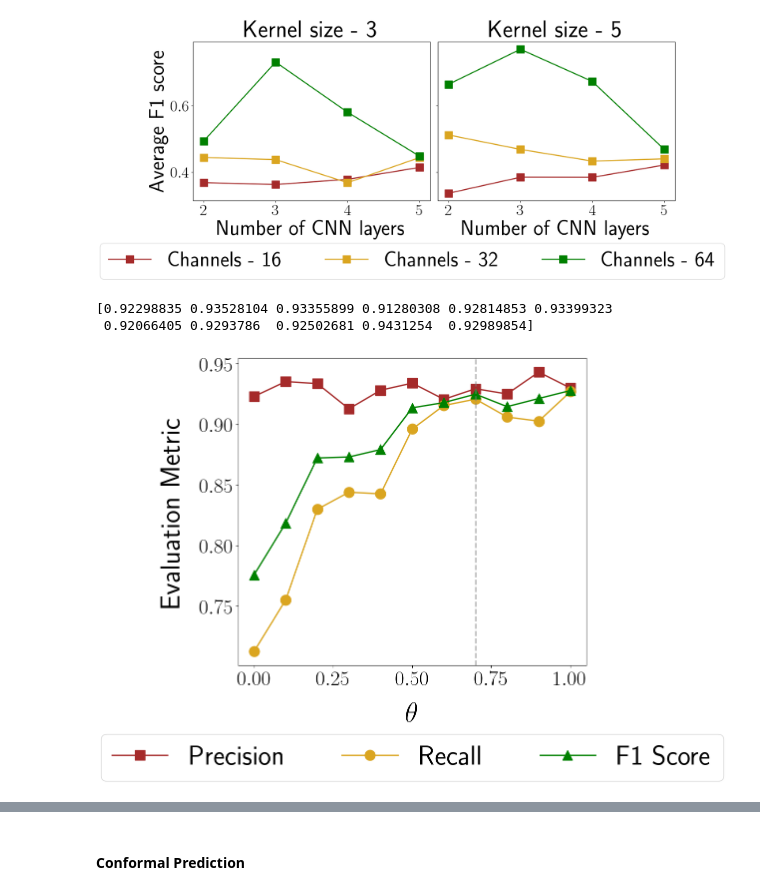
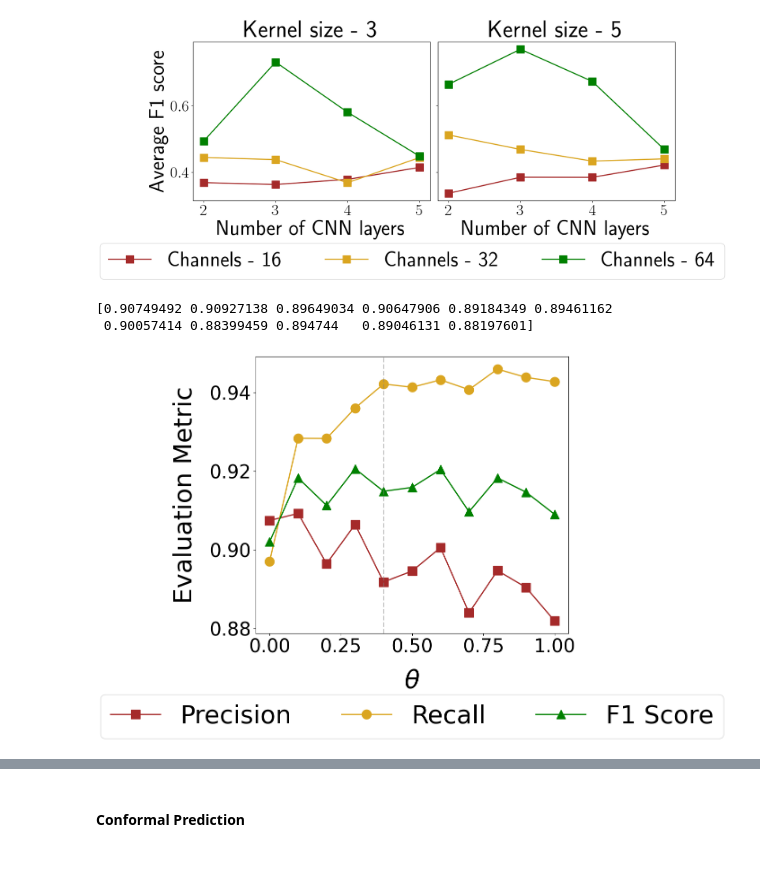
Before and after one commit to medhaaga/AWD-Biologging, a Jupyter notebook: notebooks/no_split.ipynb, the cells around one changed output, grey strips where cells are left out. Saved outputs shown, nothing was run; the diff lists cells and outputs as text; code cells hidden in the pictures; blank space fills up the shorter version.

```diff
--- a/notebooks/no_split.ipynb
+++ b/notebooks/no_split.ipynb
@@ -70,7 +70,7 @@ mpl.rcParams['ytick.labelsize'] = 30
 mpl.rcParams["axes.labelsize"] = 40
 mpl.rcParams['legend.fontsize'] = 40
 mpl.rcParams['axes.titlesize'] = 45
-mpl.rcParams['text.usetex'] = True
+mpl.rcParams['text.usetex'] = False
 # plt.rcParams['font.family'] = 'serif'
 # %%
 label_encoder = LabelEncoder()
@@ -131,37 +131,37 @@ plt.show()
 # you need to run 'scrpts/no_split.sh' for produce the hyperparameter finetuning plots.
 
 thetas = 0.1*np.arange(11)
 colors = ['brown', 'goldenrod', 'green']
 
 precisions = np.zeros(len(thetas))
 recalls = np.zeros(len(thetas))
 f1scores = np.zeros(len(thetas))
 
 for i, theta in enumerate(thetas):
     dir = get_results_path('no_split', 3, 64, 5, np.round(theta,1), 50)
     # dir = os.path.dirname(os.path.dirname(dir))
     precisions[i] = multi_label_predictions(dir, label_encoder, split='val', plot_confusion=False, return_precision=True)
     recalls[i] = multi_label_predictions(dir, label_encoder, split='val', plot_confusion=False, return_recall=True)
     f1scores[i] = multi_label_predictions(dir, label_encoder, split='val', plot_confusion=False, return_f1=True)
 
 
 print(precisions)
 
 plt.figure(figsize=(9,8))
 plt.plot(thetas, precisions, color=colors[0], label='Precision', markersize=15, linewidth=2, marker='s',)
 plt.plot(thetas, recalls, color=colors[1], label='Recall', markersize=15, linewidth=2, marker='o',)
 plt.plot(thetas, f1scores, color=colors[2], label='F1 Score', markersize=15, linewidth=2, marker='^',)
-plt.axvline(0.7, color='grey', alpha=0.5, linestyle='--')
+plt.axvline(0.4, color='grey', alpha=0.5, linestyle='--')
 plt.xlabel(r'$\theta$', labelpad=20)
 plt.ylabel('Evaluation Metric', labelpad=20)
 plt.legend(loc='center', bbox_to_anchor=(.5, -0.3), ncol=3)
 # plt.tight_layout()
 plt.savefig('../figures/no_split-theta_tuning.pdf', format="pdf", bbox_inches="tight")
 plt.show()
 # %% [output]
-[0.92298835 0.93528104 0.93355899 0.91280308 0.92814853 0.93399323
- 0.92066405 0.9293786  0.92502681 0.9431254  0.92989854]
+[0.90749492 0.90927138 0.89649034 0.90647906 0.89184349 0.89461162
+ 0.90057414 0.88399459 0.894744   0.89046131 0.88197601]
-[figure, old version]
+[figure, new version]
 # %%
 dir = get_results_path('no_split', 3, 64, 5, 0.0, 50)
 multi_label_predictions(dir, label_encoder, split='test', plot_confusion=True, return_accuracy=False, plot_path='../figures/no_split-confusion_mat_theta0.0.pdf')
```
Also changed, not shown: parts of 4 cells of this notebook, 3 other files.
